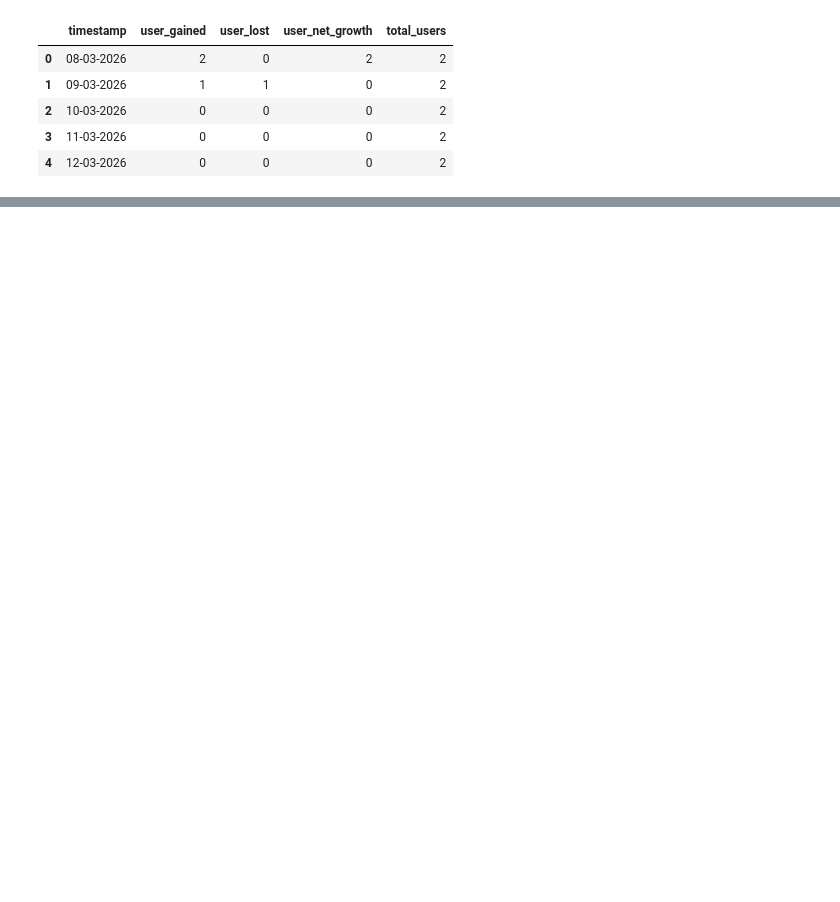
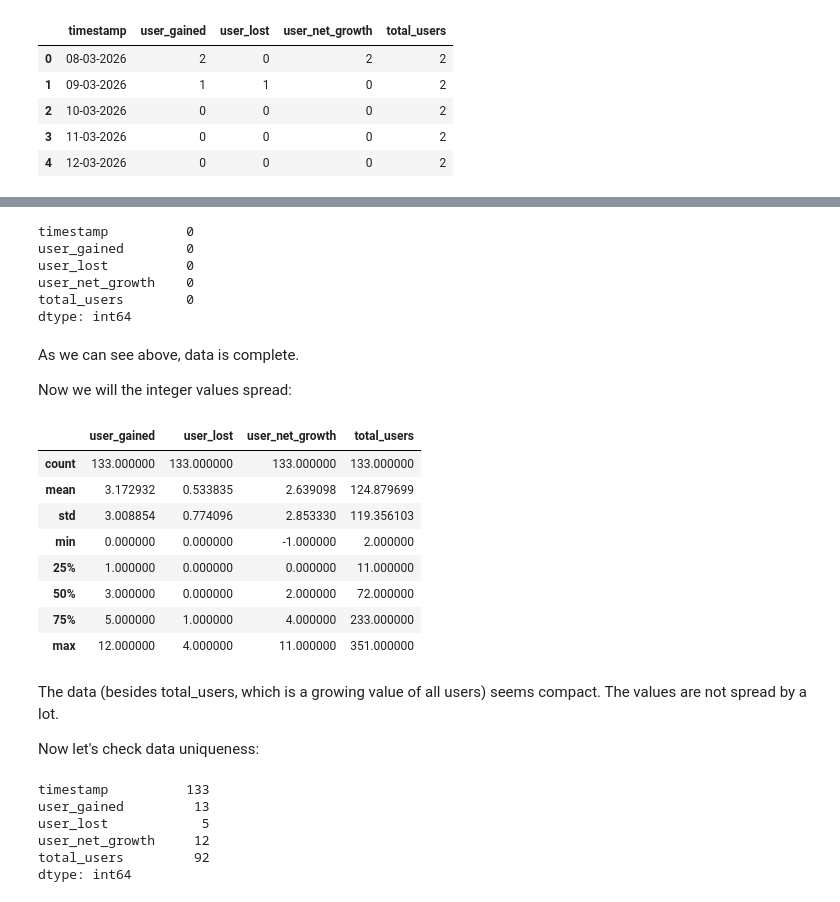
Before and after one commit to Arut3nCodes/ggc-server-user-growth-analysis, a Jupyter notebook: user-growth-analysis.ipynb, the cells around one changed output, grey strips where cells are left out. Cells and saved outputs as stored; diff of their text form; code cells hidden in the pictures; blank space fills up the shorter version.

```diff
--- a/user-growth-analysis.ipynb
+++ b/user-growth-analysis.ipynb
@@ -74,0 +76,38 @@ In the table we have 1 date field, which is also a primary key for the data and
+# %%
+user_data.isnull().sum()
+# %% [output]
+timestamp          0
+user_gained        0
+user_lost          0
+user_net_growth    0
+total_users        0
+dtype: int64
+# %% [markdown]
+As we can see above, data is complete.
+
+Now we will the integer values spread:
+# %%
+user_data.describe()
+# %% [output]
+|  | user_gained | user_lost | user_net_growth | total_users |
+| count | 133.000000 | 133.000000 | 133.000000 | 133.000000 |
+| mean | 3.172932 | 0.533835 | 2.639098 | 124.879699 |
+| std | 3.008854 | 0.774096 | 2.853330 | 119.356103 |
+| min | 0.000000 | 0.000000 | -1.000000 | 2.000000 |
+| 25% | 1.000000 | 0.000000 | 0.000000 | 11.000000 |
+| 50% | 3.000000 | 0.000000 | 2.000000 | 72.000000 |
+| 75% | 5.000000 | 1.000000 | 4.000000 | 233.000000 |
+| max | 12.000000 | 4.000000 | 11.000000 | 351.000000 |
+# %% [markdown]
+The data (besides total_users, which is a growing value of all users) seems compact. The values are not spread by a lot.
+
+Now let's check data uniqueness:
+# %%
+user_data.nunique()
+# %% [output]
+timestamp          133
+user_gained         13
+user_lost            5
+user_net_growth     12
+total_users         92
+dtype: int64
```
Also changed, not shown: parts of 16 cells of this notebook, 1 other file.
